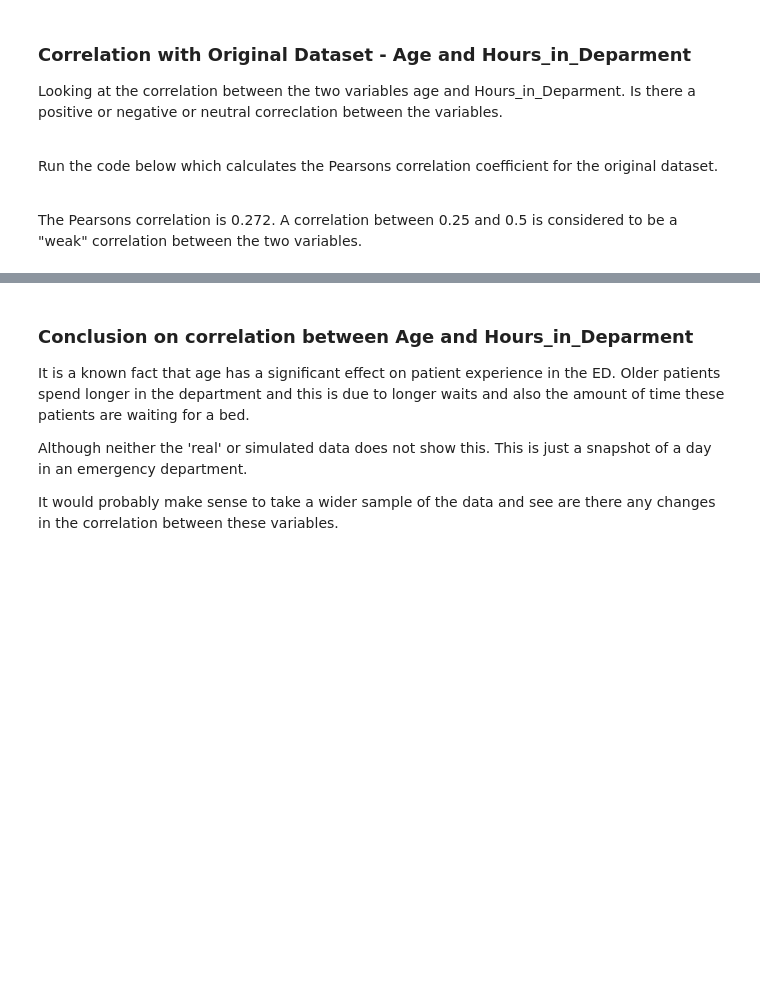
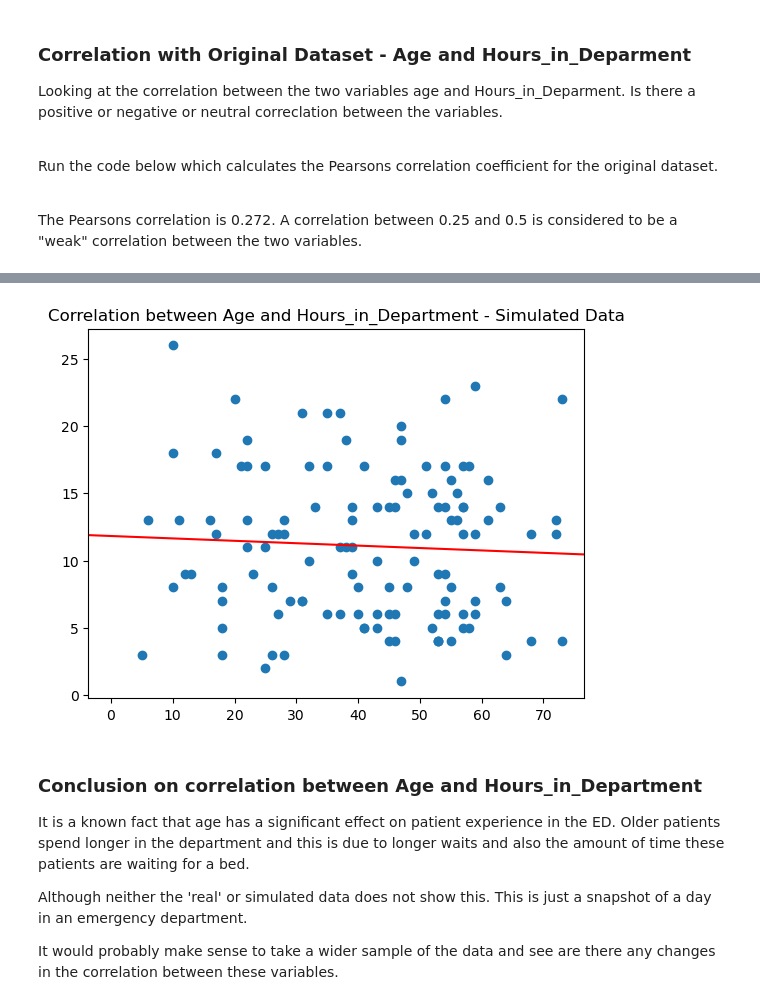
Before and after one commit to AudeAllen/PDA_Assignment, a Jupyter notebook: PDA_Assignment.ipynb, the cells around one changed output, grey strips where cells are left out. Cells and saved outputs as stored; diff of their text form; code cells hidden in the pictures; blank space fills up the shorter version.

```diff
--- a/PDA_Assignment.ipynb
+++ b/PDA_Assignment.ipynb
@@ -919,19 +1184,28 @@ print('Pearsons correlation: %.3f' % corr)
 # %%
 # Run the below code to create a scattorplot using matplotlib to show the correlation of my simulated variables Age and
 # Hours_in_Deparment
 # Each time my jupyter notebook will run I will get a different value for r or the correlation coefficient but similar to the original
 # dataset the relationship between the two variables is not strong.
 # The more random variables centered around the straight red line the higher the correlation coefficient will be.
 
 import matplotlib.pyplot as plt
 
+# Import your data into Python
+df = pd.read_csv("SimulatedED.csv")
+
+# Convert dataframe into series - Randomly
+list1 = df['Age']
+list2 = df['Hours_in_Department']
+
 plt.scatter(list1, list2)
 m, b = np.polyfit(list1, list2, deg=1)
 plt.axline(xy1=(0, b), slope=m, color='r', label=f'$y = {m:.2f}x {b:+.2f}$')
-plt.title("Correlation between Age and Hours_in_Deparment")
+plt.title("Correlation between Age and Hours_in_Department - Simulated Data")
 plt.show()
+# %% [output]
+[figure, added]
 # %% [markdown]
-### Conclusion on correlation between Age and Hours_in_Deparment
+### Conclusion on correlation between Age and Hours_in_Department
 
 It is a known fact that age has a significant effect on patient experience in the ED. Older patients spend longer in the department and this is due to longer waits and also the amount of time these patients are waiting for a bed.<br>
 
```
Also changed, not shown: parts of 32 cells of this notebook, 12 other files.
